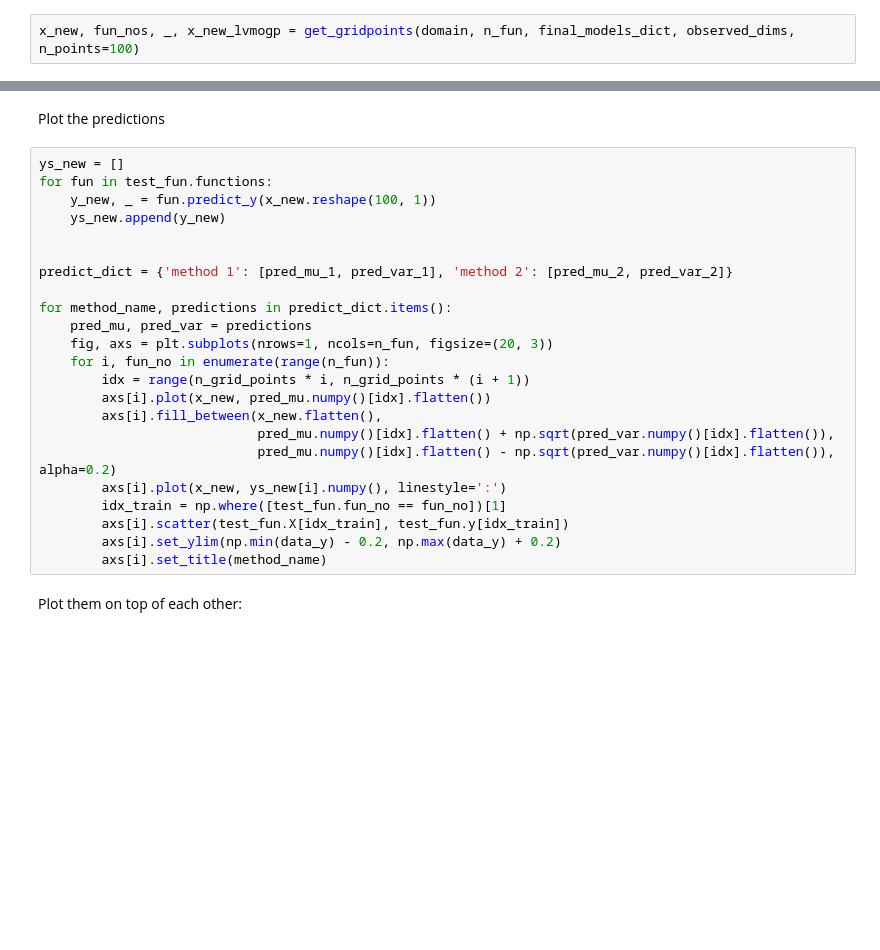
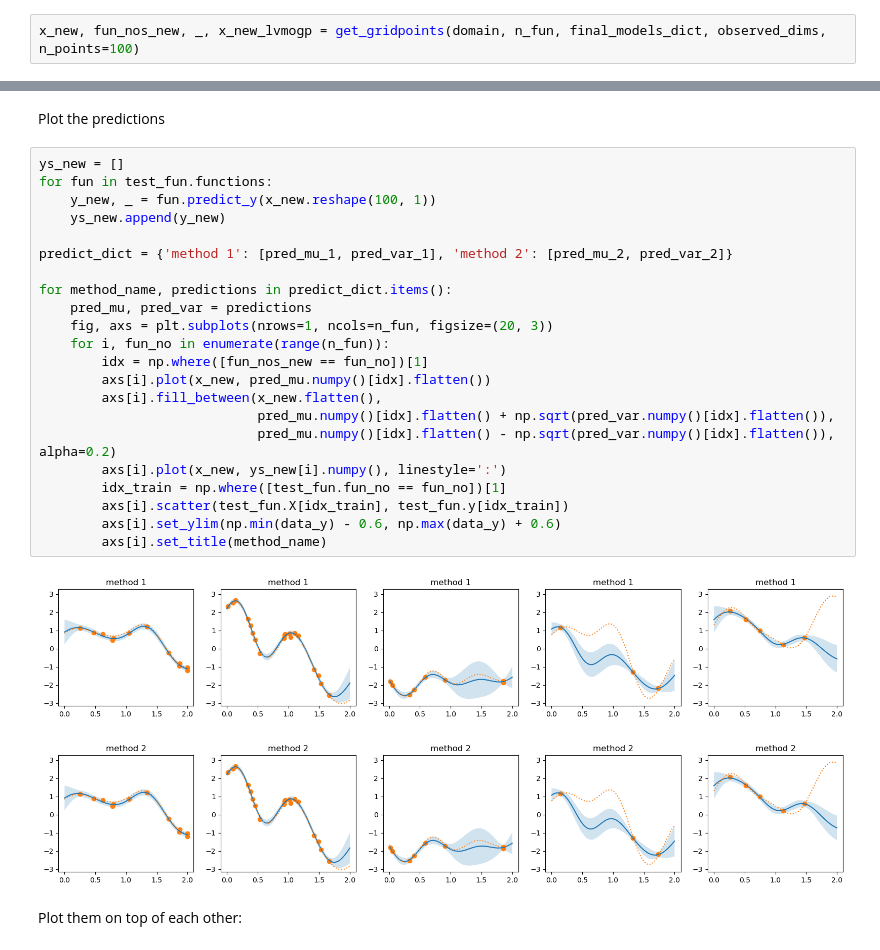
Before and after one commit to RSedgwick/TLGPs, a Jupyter notebook: notebooks/Comparing_LVMOGP_Prediction_Methods.ipynb, the cells around one changed output, grey strips where cells are left out. Cells and saved outputs as stored; diff of their text form; blank space fills up the shorter version.

```diff
--- a/notebooks/Comparing_LVMOGP_Prediction_Methods.ipynb
+++ b/notebooks/Comparing_LVMOGP_Prediction_Methods.ipynb
@@ -96,7 +102,7 @@ lvmogp = final_models_dict['lvmogp']
 
 ## Predict On Grid Using Predict Method 1
 # %%
-x_new, fun_nos, _, x_new_lvmogp = get_gridpoints(domain, n_fun, final_models_dict, observed_dims, n_points=100)
+x_new, fun_nos_new, _, x_new_lvmogp = get_gridpoints(domain, n_fun, final_models_dict, observed_dims, n_points=100)
 # %%
 pred_mu_1, pred_var_1 = lvmogp.predict_f_point_predictions(x_new_lvmogp[0])
 pred_var_1 = pred_var_1 + tf.linalg.diag([lvmogp.likelihood.variance.numpy()]*len(tf.linalg.diag_part(pred_var_1) ))
@@ -119,26 +125,28 @@ Plot the predictions
 # %%
 ys_new = []
 for fun in test_fun.functions:
     y_new, _ = fun.predict_y(x_new.reshape(100, 1))
     ys_new.append(y_new)
-
 
 predict_dict = {'method 1': [pred_mu_1, pred_var_1], 'method 2': [pred_mu_2, pred_var_2]}
 
 for method_name, predictions in predict_dict.items():
     pred_mu, pred_var = predictions
     fig, axs = plt.subplots(nrows=1, ncols=n_fun, figsize=(20, 3))
     for i, fun_no in enumerate(range(n_fun)):
-        idx = range(n_grid_points * i, n_grid_points * (i + 1))
+        idx = np.where([fun_nos_new == fun_no])[1]
         axs[i].plot(x_new, pred_mu.numpy()[idx].flatten())
         axs[i].fill_between(x_new.flatten(),
                             pred_mu.numpy()[idx].flatten() + np.sqrt(pred_var.numpy()[idx].flatten()),
                             pred_mu.numpy()[idx].flatten() - np.sqrt(pred_var.numpy()[idx].flatten()), alpha=0.2)
         axs[i].plot(x_new, ys_new[i].numpy(), linestyle=':')
         idx_train = np.where([test_fun.fun_no == fun_no])[1]
         axs[i].scatter(test_fun.X[idx_train], test_fun.y[idx_train])
-        axs[i].set_ylim(np.min(data_y) - 0.2, np.max(data_y) + 0.2)
+        axs[i].set_ylim(np.min(data_y) - 0.6, np.max(data_y) + 0.6)
         axs[i].set_title(method_name)
+# %% [output]
+[figure, added]
+[figure, added]
 # %% [markdown]
 Plot them on top of each other:
 # %%
```
Also changed, not shown: parts of 7 cells of this notebook, 8 other files.
